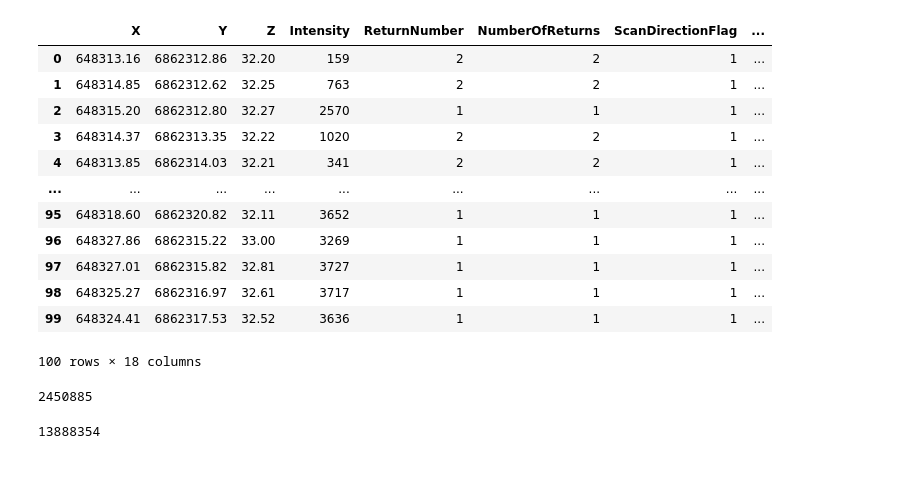
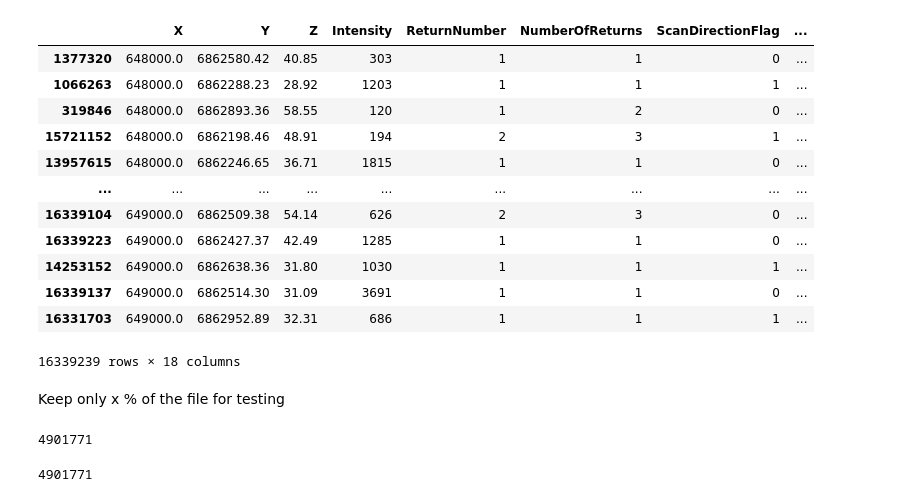
Before and after one commit to sebastien-tetaud/destine-godot-mvp, a Jupyter notebook: ign_notebook.ipynb, the cells around one changed output. Cells and saved outputs as stored; diff of their text form; code cells hidden in the pictures; blank space fills up the shorter version.

```diff
--- a/ign_notebook.ipynb
+++ b/ign_notebook.ipynb
@@ -3,9 +15,6 @@ import pandas as pd
 # %%
-import pdal
-import json
-
 # Path to your .copc.laz file
-input_file = "/home/ubuntu/project/destine-godot-mvp/LHD_FXX_0648_6863_PTS_O_LAMB93_IGN69.copc.laz"
+input_file = "/home/ubuntu/project/destine-godot-mvp/data/LHD_FXX_0648_6863_PTS_O_LAMB93_IGN69.copc.laz"
 
 # Define a PDAL pipeline to read the file
 pipeline = {
@@ -16,10 +25,8 @@ pipeline = {
         }
     ]
 }
-
 # Convert the pipeline to JSON format
 pipeline_json = json.dumps(pipeline)
-
 # Initialize the PDAL pipeline
 p = pdal.Pipeline(pipeline_json)
 
@@ -29,12 +36,6 @@ count = p.execute()
 # Extract the point cloud data
 arrays = p.arrays
 
-# Convert to a Pandas DataFrame (optional)
-import pandas as pd
 df = pd.DataFrame(arrays[0])
 
-# # Display the first few rows
-# print(df.head())
-
-# # Save to a CSV file (optional)
-# df.to_csv("output.csv", index=False)
+df.head()
@@ -57,25 +49,24 @@ df
-# %%
-df[0:100] = df[0:100]
-# %% [output]
-|  | X | Y | Z | Intensity | ReturnNumber | NumberOfReturns | ScanDirectionFlag | ... |
-| 0 | 648313.16 | 6862312.86 | 32.20 | 159 | 2 | 2 | 1 | ... |
-| 1 | 648314.85 | 6862312.62 | 32.25 | 763 | 2 | 2 | 1 | ... |
-| 2 | 648315.20 | 6862312.80 | 32.27 | 2570 | 1 | 1 | 1 | ... |
-| 3 | 648314.37 | 6862313.35 | 32.22 | 1020 | 2 | 2 | 1 | ... |
-| 4 | 648313.85 | 6862314.03 | 32.21 | 341 | 2 | 2 | 1 | ... |
-| ... | ... | ... | ... | ... | ... | ... | ... | ... |
-| 95 | 648318.60 | 6862320.82 | 32.11 | 3652 | 1 | 1 | 1 | ... |
-| 96 | 648327.86 | 6862315.22 | 33.00 | 3269 | 1 | 1 | 1 | ... |
-| 97 | 648327.01 | 6862315.82 | 32.81 | 3727 | 1 | 1 | 1 | ... |
-| 98 | 648325.27 | 6862316.97 | 32.61 | 3717 | 1 | 1 | 1 | ... |
-| 99 | 648324.41 | 6862317.53 | 32.52 | 3636 | 1 | 1 | 1 | ... |
-100 rows × 18 columns
+# %%
+df = df.sort_values("X")
+df
+# %% [output]
+|  | X | Y | Z | Intensity | ReturnNumber | NumberOfReturns | ScanDirectionFlag | ... |
+| 1377320 | 648000.0 | 6862580.42 | 40.85 | 303 | 1 | 1 | 0 | ... |
+| 1066263 | 648000.0 | 6862288.23 | 28.92 | 1203 | 1 | 1 | 1 | ... |
+| 319846 | 648000.0 | 6862893.36 | 58.55 | 120 | 1 | 2 | 0 | ... |
+| 15721152 | 648000.0 | 6862198.46 | 48.91 | 194 | 2 | 3 | 1 | ... |
+| 13957615 | 648000.0 | 6862246.65 | 36.71 | 1815 | 1 | 1 | 0 | ... |
+| ... | ... | ... | ... | ... | ... | ... | ... | ... |
+| 16339104 | 649000.0 | 6862509.38 | 54.14 | 626 | 2 | 3 | 0 | ... |
+| 16339223 | 649000.0 | 6862427.37 | 42.49 | 1285 | 1 | 1 | 0 | ... |
+| 14253152 | 649000.0 | 6862638.36 | 31.80 | 1030 | 1 | 1 | 1 | ... |
+| 16339137 | 649000.0 | 6862514.30 | 31.09 | 3691 | 1 | 1 | 0 | ... |
+| 16331703 | 649000.0 | 6862952.89 | 32.31 | 686 | 1 | 1 | 1 | ... |
+16339239 rows × 18 columns
+# %% [markdown]
+Keep only x % of the file for testing
 # %%
-lenght = int(15 * len(df) / 100)
+lenght = int(30 * len(df) / 100)
 lenght
 # %% [output]
-2450885
+4901771
-# %%
-len(df) - 2450885
-# %% [output]
-13888354
@@ -83,0 +73,5 @@ df = df[:lenght]
+# %%
+new_df = df[:lenght]
+print(len(new_df))
+# %% [output]
+4901771
```
Also changed, not shown: parts of 15 cells of this notebook.
